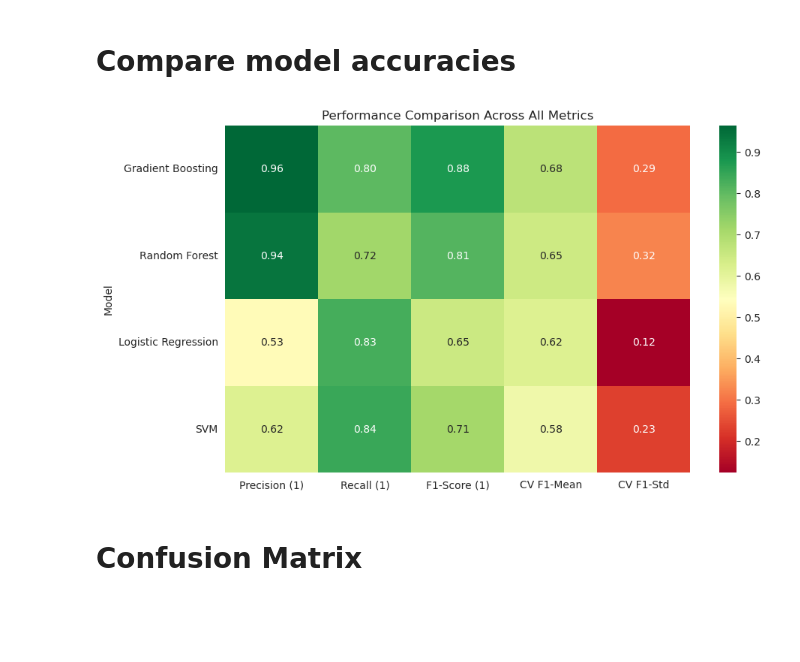
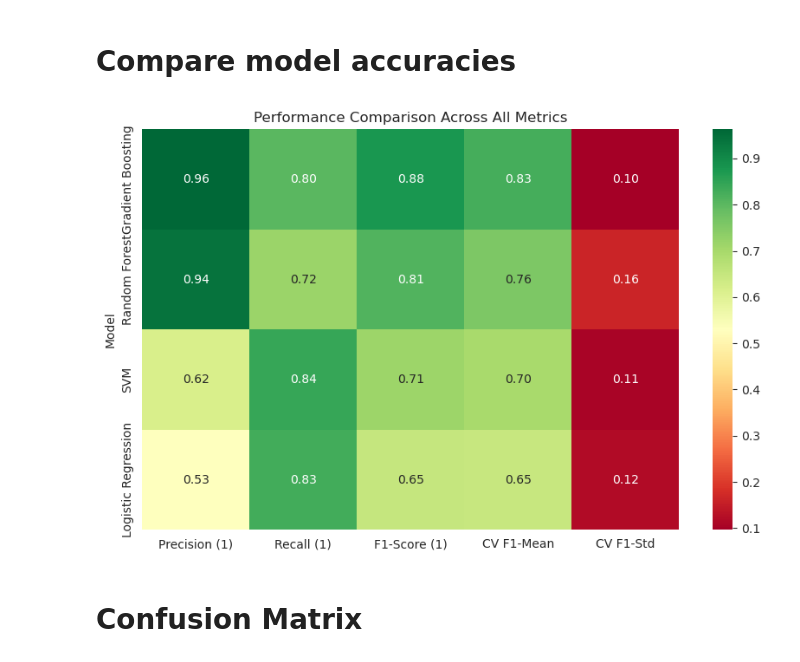
Before and after one commit to efeherek/Predicting-Credit-Card-Attrition, a Jupyter notebook: Project_Jupyter.ipynb, the cells around one changed output. Cells and saved outputs as stored; diff of their text form; code cells hidden in the pictures; blank space fills up the shorter version.

```diff
--- a/Project_Jupyter.ipynb
+++ b/Project_Jupyter.ipynb
@@ -345,33 +345,33 @@ weighted avg       0.91      0.89      0.90      2026
 # %%
 results = []
 
 models = ['Logistic Regression', 'Random Forest', 'Gradient Boosting', 'SVM']
 pipelines = [pipeline_log_reg, pipeline_random_forest, pipeline_random_forest_gradient, pipeline_svm]
 predictions = [y_pred_log, y_pred_rf, y_pred_rf_grad, y_pred_svm]
 
 for model_name, pipeline, y_pred in zip(models, pipelines,predictions):
     acc = accuracy_score(y_test, y_pred)
     report = classification_report(y_test, y_pred, output_dict=True)
-    cv_scores = cross_val_score(pipeline, X, y, cv=5, scoring='f1')
+    cv_scores = cross_val_score(pipeline, X, y, cv=10, scoring='f1')
 
     results.append({
         'Model': model_name,
         'Precision (1)': report['1']['precision'],
         'Recall (1)': report['1']['recall'],
         'F1-Score (1)': report['1']['f1-score'],
         'CV F1-Mean': cv_scores.mean(),  #avg perf
         'CV F1-Std': cv_scores.std() # the lower the
     })
 
 comparison_df = pd.DataFrame(results).sort_values(by='CV F1-Mean', ascending=False)
 heatmap_data = comparison_df.set_index('Model')
 plt.figure(figsize=(10, 6))
 sns.heatmap(heatmap_data, annot=True, cmap='RdYlGn', fmt='.2f')
 plt.title('Performance Comparison Across All Metrics')
 plt.savefig('Plots/model_comparison_heatmap.png')
 plt.show()
 # %% [output]
-[figure, old version]
+[figure, new version]
 # %% [markdown]
 # Confusion Matrix
 # %%
```
Also changed, not shown: 1 other file.
